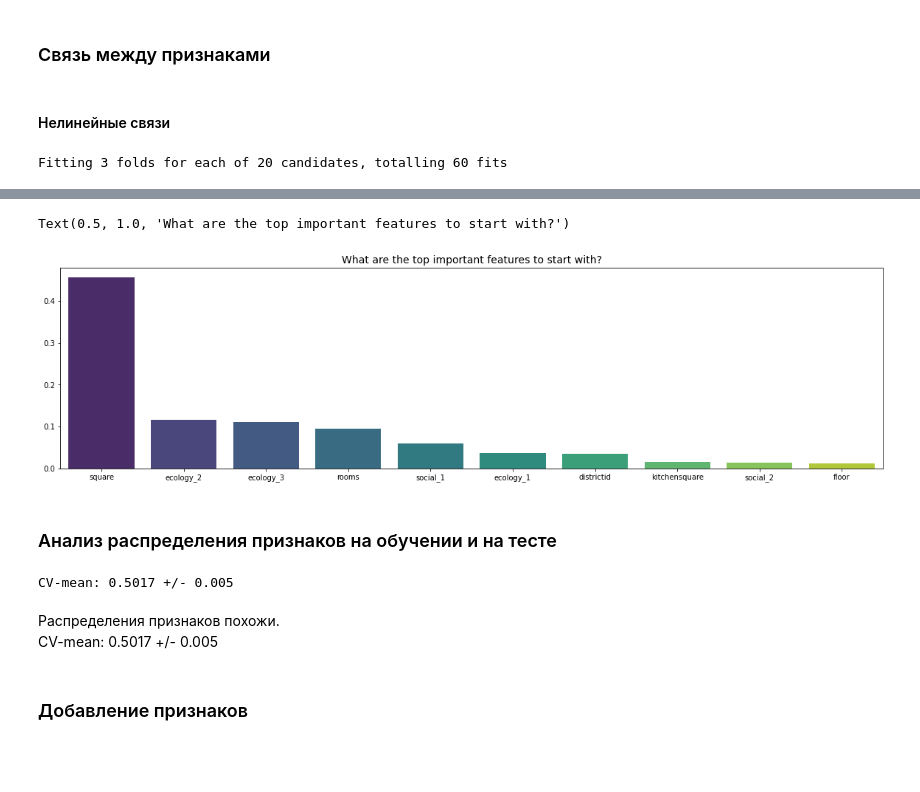
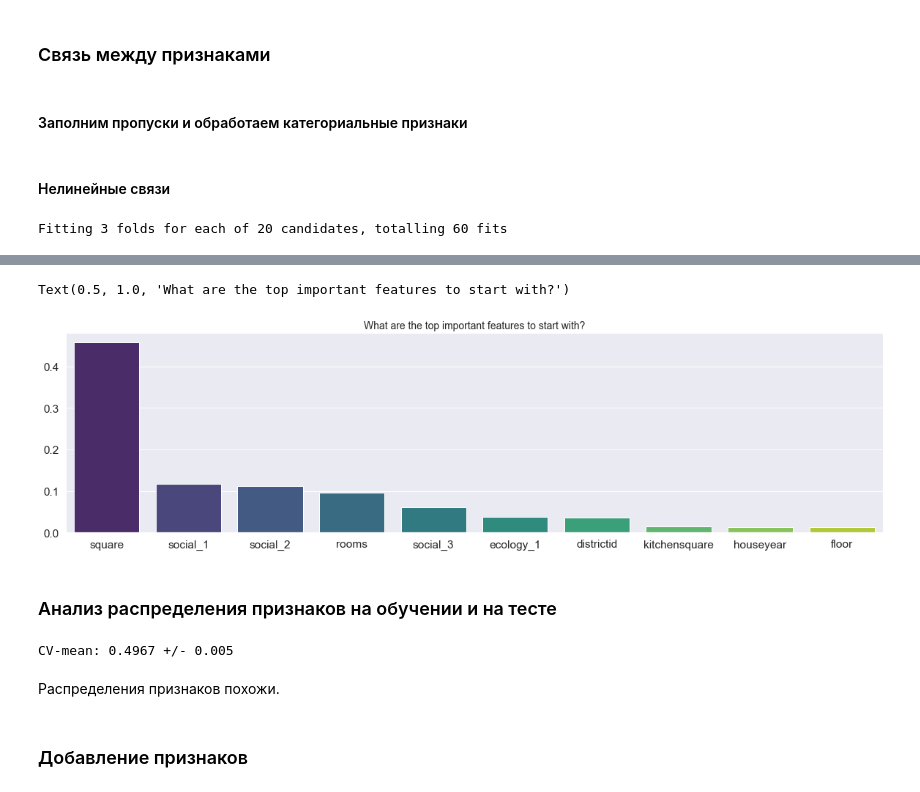
Before and after one commit to annulet/Real-Estate-Price-Prediction-Geekbrains-AI-BigData-Python-for-Data-Science-course-competition, a Jupyter notebook: real_estate_price_prediction.ipynb, the cells around one changed output, grey strips where cells are left out. Cells and saved outputs as stored; diff of their text form; code cells hidden in the pictures; blank space fills up the shorter version.

```diff
--- a/real_estate_price_prediction.ipynb
+++ b/real_estate_price_prediction.ipynb
@@ -355 +390,8 @@ Categorical Feature Count 3
+# %%
+train['ecology_2'] = (train['ecology_2'] == 'A').astype(int)
+train['ecology_3'] = (train['ecology_3'] == 'A').astype(int)
+train['shops_2'] = (train['shops_2'] == 'A').astype(int)
+test['ecology_2'] = (test['ecology_2'] == 'A').astype(int)
+test['ecology_3'] = (test['ecology_3'] == 'A').astype(int)
+test['shops_2'] = (test['shops_2'] == 'A').astype(int)
 # %%
@@ -494,0 +534,8 @@ plt.show()
+# %%
+plt.figure(figsize=(20,20))
+
+sns.set(font_scale=1.4)
+sns.heatmap(train.drop(columns=['id']).corr(), annot=True, linewidths=.5, cmap='GnBu')
+
+plt.title('Correlation matrix')
+plt.show()
@@ -495,9 +544,19 @@ plt.show()
 # %% [markdown]
 ### Связь между признаками
+# %% [markdown]
+#### Заполним пропуски и обработаем категориальные признаки
+# %%
+from sklearn.impute import SimpleImputer
+
+si = SimpleImputer()
+
+X_train = train.copy().drop([target], axis=1)
+X_train[['lifesquare', 'healthcare_1']] = si.fit_transform(X_train[['lifesquare', 'healthcare_1']])
+
+X_test = test.copy()
+X_test[['lifesquare', 'healthcare_1']] = si.transform(X_test[['lifesquare', 'healthcare_1']])
 # %%
-X_train = train.fillna(0)
 X_train = pd.get_dummies(X_train)
-X_test = test.fillna(0)
 X_test = pd.get_dummies(X_test)
 # %% [markdown]
 #### Нелинейные связи
@@ -520,8 +579,8 @@ grid = GridSearchCV(
 # %%
 %%time
 grid.fit(
-    X_train.drop([target, 'id'], axis=1),
-    X_train[target]
+    X_train.drop(['id'], axis=1),
+    train[target]
 )
 
 ntop = 10
@@ -541,10 +600,10 @@ Wall time: 15 s
 Text(0.5, 1.0, 'What are the top important features to start with?')
-[figure, old version]
+[figure, new version]
 # %% [markdown]
 ### Анализ распределения признаков на обучении и на тесте
 # %%
 x_adv = pd.concat([
-    X_train.drop(target, axis=1), X_test
+    X_train, X_test
 ])
 x_adv = x_adv.reset_index(drop=True)
 x_adv = x_adv.drop("id", axis=1)
@@ -561,10 +620,9 @@ cv_ = cross_val_score(
 
 print(f"CV-mean: {round(np.mean(cv_), 4)} +/- {round(np.std(cv_), 3)}")
 # %% [output]
-CV-mean: 0.5017 +/- 0.005
+CV-mean: 0.4967 +/- 0.005
 # %% [markdown]
 Распределения признаков похожи.
-CV-mean: 0.5017 +/- 0.005
 # %% [markdown]
 ### Добавление признаков
 # %%
```
Also changed, not shown: parts of 34 cells of this notebook.
